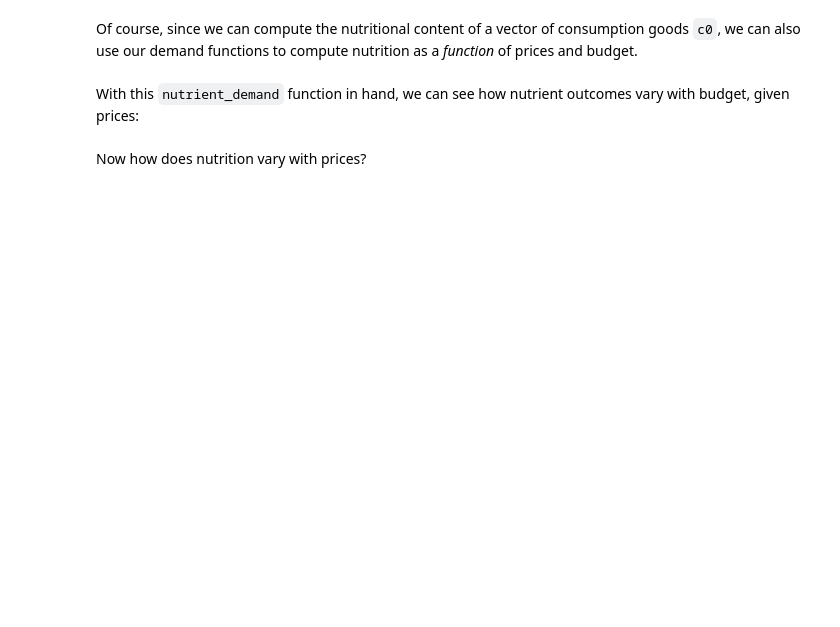
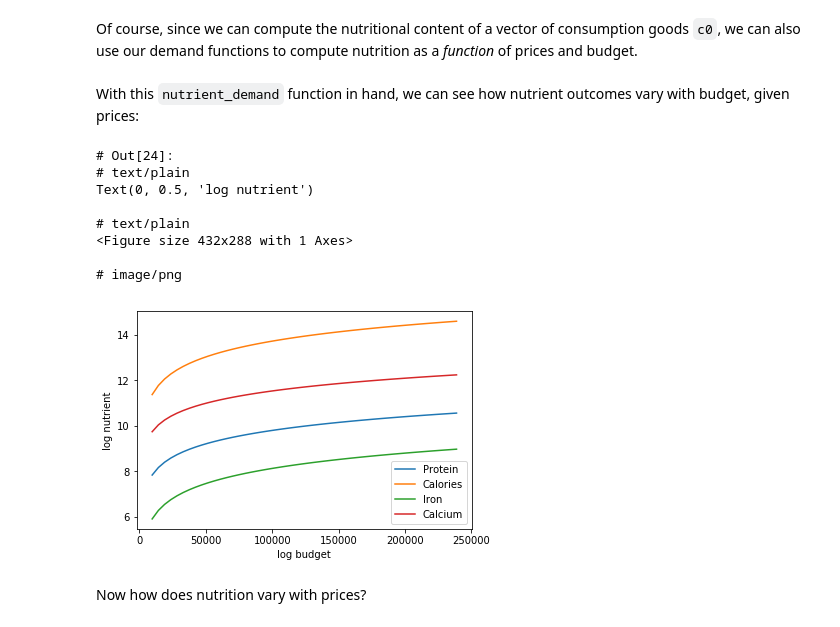
Before and after one commit to ligon/HackingFood, a Jupyter notebook: example_nutrition.ipynb, the cells around one changed output. Drawn from its saved outputs; the diff is of its cells as text; code cells hidden in the pictures; blank space fills up the shorter version.

```diff
--- a/example_nutrition.ipynb
+++ b/example_nutrition.ipynb
@@ -40,20 +76,46 @@ conversion table developed by Gopalan et al (1980) to the foods
 reported in the Indian ICRISAT data:
 # %%
 import pandas as pd
-fct = pd.read_pickle('./IndianICRISAT/fct.df')
+
+if USE=="ICRISAT":
+    fct = pd.read_pickle('./IndianICRISAT/fct.df')
+elif USE=="Tanzania":
+    fct = pd.read_pickle('./TanzanianNPS/fct.df')
 
 # Change some labels
 d={'protein':'Protein',
+   'protein g':'Protein',
    'fat':'Fat',
    'energy_kcal':'Calories',
+   'energy kcal':'Calories',
    'calcium':'Calcium',
+   'ca mg':'Calcium',
    'betacarotene':'Betacarotene',
    'thiamine':'Thiamine',
    'riboflavin':'Riboflavin',
    'niacin':'Niacin',
    'iron':'Iron',
-   'ascorbic_total':'Ascorbic Acid'}
+   'fe mg':'Iron',
+   'ascorbic_total':'Ascorbic Acid',
+   'vit a ug':'Vitamin A',
+   'vit b6 mg':'Vitamin B6',
+   'vit b12 ug':'Vitamin B12',
+   'vit d ug':'Vitamin D',
+   'vit e ug':'Vitamin E',
+   'vit c mg':'Vitamin C',
+   'mg mg':'Magnesium',
+   'zn mg':'Zinc'}
 
-fct = fct.rename(columns=d)[list(d.values())]
-fct.index = fct.index.droplevel('unit')
-fct
+fct = fct.rename(columns=d) #[list(d.values())]
+
+# Fix capitalization (to match food labels)
+fct.index = fct.reset_index()['Item name'].str.title()
+
+# Replace missing with zeros
+fct = fct.fillna(0)
+
+try:
+    fct.index = fct.index.droplevel('unit')
+except AttributeError: pass # No units?
+
+fct.columns
@@ -95,14 +188,25 @@ outcomes vary with budget, given prices:
 # %%
 import numpy as np
 import matplotlib.pyplot as plt
-X = np.linspace(1,200,50)
 
-UseNutrients = ['Protein','Fat','Calories','Iron','Calcium']
+X = np.linspace(x/5,x*5,50)
 
-plt.plot(X,pd.concat({x:np.log(nutrient_demand(x,p))[UseNutrients] for x in X},axis=1).T)
+UseNutrients = ['Protein','Calories','Iron','Calcium']
+
+plt.plot(X,pd.concat({myx:np.log(nutrient_demand(x,p))[UseNutrients] for myx in X},axis=1).T)
 plt.legend(UseNutrients)
 plt.xlabel('log budget')
 plt.ylabel('log nutrient')
+# %% [output]
+# Out[24]:
+# text/plain
+Text(0, 0.5, 'log nutrient')
+
+# text/plain
+<Figure size 432x288 with 1 Axes>
+
+# image/png
+[figure, added]
 # %% [markdown]
 Now how does nutrition vary with prices?
 # %%
```
Also changed, not shown: parts of 20 cells of this notebook, 8 other files.
